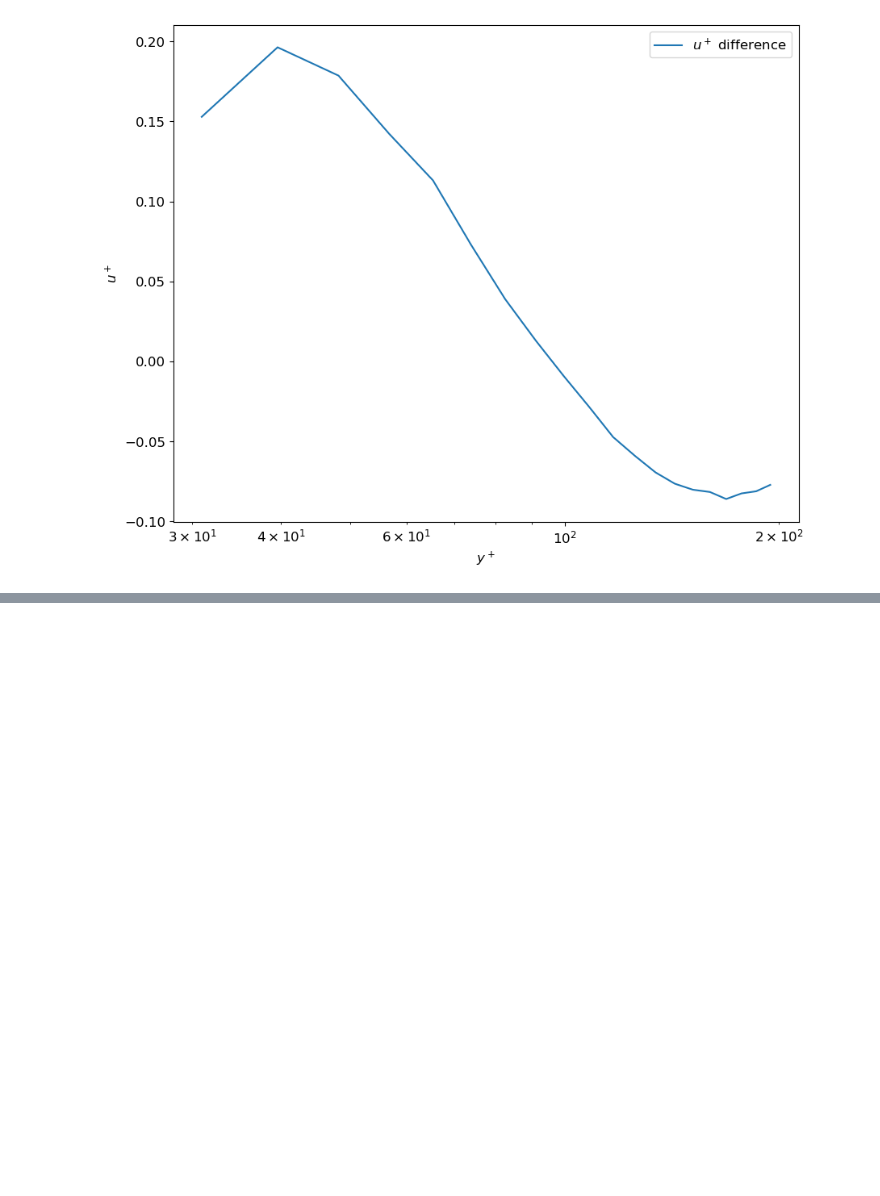
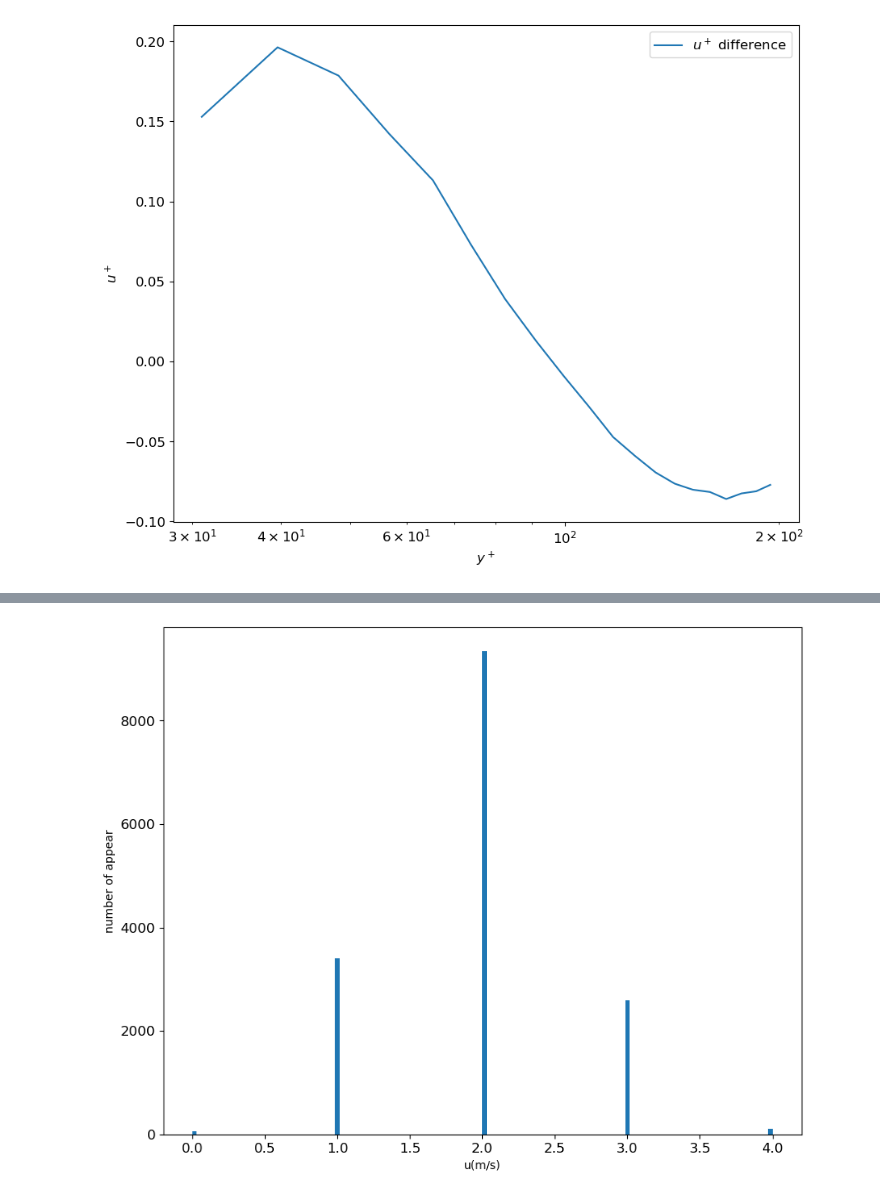
Before and after one commit to yicheng10/MAE_6490_Turbulence, a Jupyter notebook: assignment2.ipynb, the cells around one changed output, grey strips where cells are left out. Cells and saved outputs as stored; diff of their text form; code cells hidden in the pictures; blank space fills up the shorter version.

```diff
--- a/assignment2.ipynb
+++ b/assignment2.ipynb
@@ -311,0 +337,25 @@ plt.show()
+# %%
+# 4.(b) ===============================================================
+max_streamwise_step = np.max(x) / delta / 0.25
+x_delta = x/delta
+
+UMZs = np.zeros((500, 31))
+for i in range(500):
+    for j in range(31):
+        stream_range = [ k for k in range(1194) if j*0.25 <= x_delta[k] <= 0.25*(j+1)]
+        counts, bins = np.histogram(u[:, stream_range[0]:stream_range[-1], i].flatten(), bins=130)
+        peaks, _ = find_peaks(counts, height=None, distance=10, prominence=100)
+        UMZs[i, j] = len(peaks)
+
+fig, ax = plt.subplots()
+
+counts, bins, patchs = ax.hist(UMZs.flatten(), bins=130)
+ax.set_xlabel("u(m/s)")
+ax.set_ylabel("number of appear")
+plt.savefig("4b.pdf", bbox_inches="tight")
+plt.show()
+
+
+ave_UMZ = np.mean(UMZs, (0, 1))
+# %% [output]
+[figure, added]
```
Also changed, not shown: parts of 10 cells of this notebook, 1 other file.
